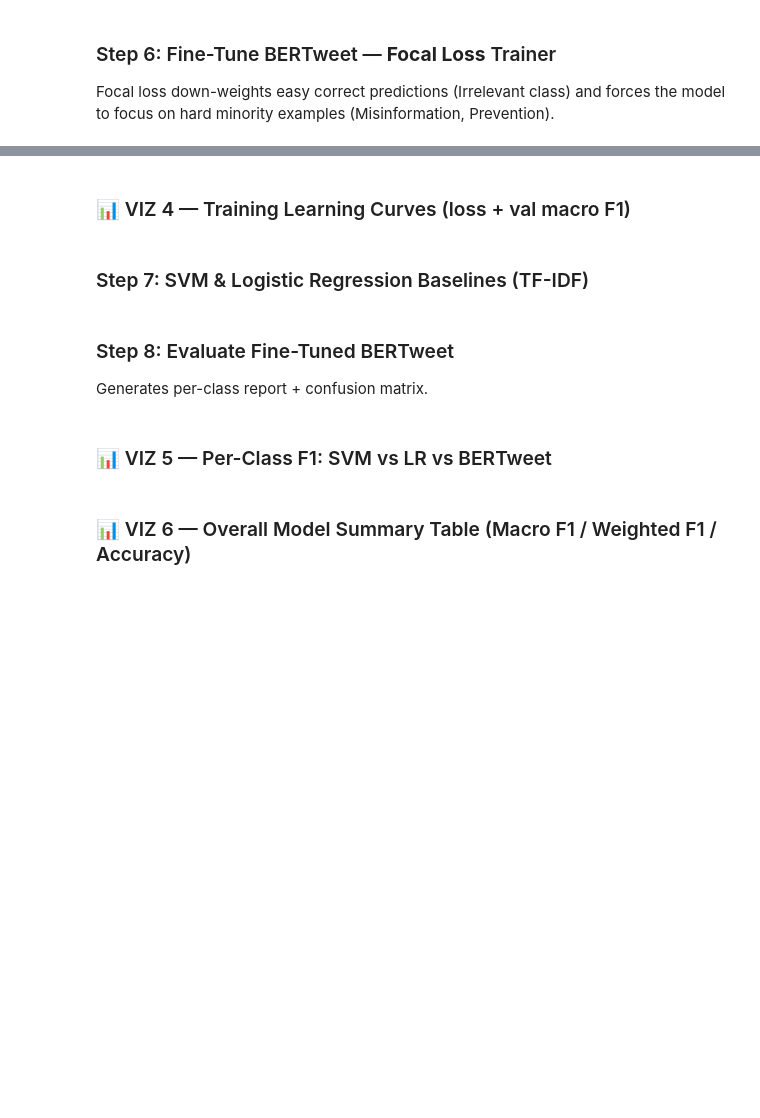
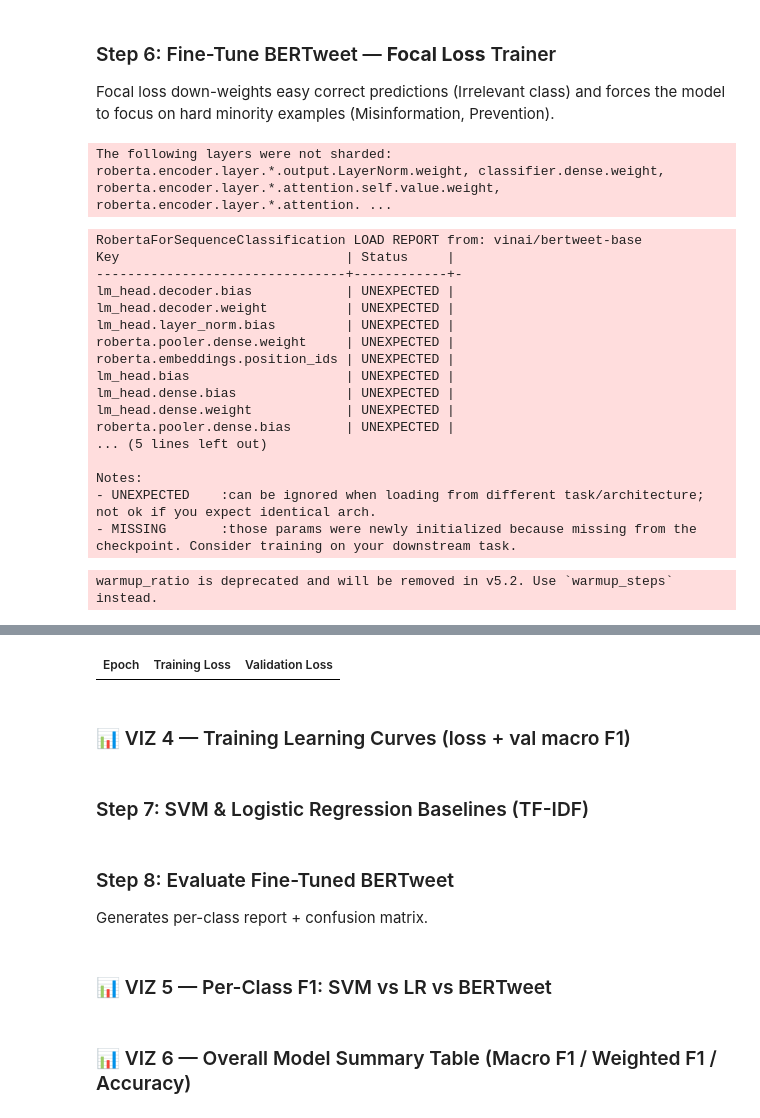
Before and after one commit to GunroarCannon/NLP-malaria-tweet-classification, a Jupyter notebook: NLP_builder_new.ipynb, the cells around one changed output, grey strips where cells are left out. Drawn from its saved outputs; the diff is of its cells as text; code cells hidden in the pictures; blank space fills up the shorter version.

Commit message:
Updated NLP new builder ipynb

```diff
--- a/NLP_builder_new.ipynb
+++ b/NLP_builder_new.ipynb
@@ -101,7 +124,7 @@ id2label = {0: 'Symptoms & Burden', 1: 'Treatment & Health System',
 label2id = {v: k for k, v in id2label.items()}
 NUM_LABELS = len(id2label)
 
-FILE_PATH = '/content/drive/MyDrive/NLP_twitter/unique_malaria_tweets.json'
+FILE_PATH = '/content/drive/MyDrive/NLP_twitter/unique_malaria_tweets_new.json'
 df = pd.read_json(FILE_PATH)
 
 if 'ai_label' in df.columns and 'label' not in df.columns:
@@ -211,15 +261,35 @@ plt.show()
 Synonym augmentation produces lexically diverse Misinformation examples instead of exact copies,
 helping the model learn features rather than memorise duplicates.
 # %%
+import pandas as pd
+import transformers
 import nlpaug.augmenter.word as naw
-import pandas as pd
+import nlpaug.augmenter.sentence as nas
+from nlpaug.augmenter.word import ContextualWordEmbsAug
 
-aug = naw.SynonymAug(aug_src='wordnet', aug_max=2)
+# --- MONKEY PATCH FOR NLPAUG COMPATIBILITY WITH NEWER TRANSFORMERS ---
+for cls in [transformers.BertTokenizer, transformers.PreTrainedTokenizer, transformers.PreTrainedTokenizerFast]:
+    if not hasattr(cls, '_convert_token_to_id') and hasattr(cls, 'convert_tokens_to_ids'):
+        cls._convert_token_to_id = lambda self, token: self.convert_tokens_to_ids(token)
+    if not hasattr(cls, '_convert_id_to_token') and hasattr(cls, 'convert_ids_to_tokens'):
+        cls._convert_id_to_token = lambda self, index: self.convert_ids_to_tokens(index)
+# ---------------------------------------------------------------------
+
+# Build the pipeline of augmenters
+aug_synonym   = naw.SynonymAug(aug_src='wordnet', aug_max=2)
+aug_contextual = ContextualWordEmbsAug(
+    model_path='bert-base-uncased', action='substitute', aug_max=3
+)  # Uses BERT to find contextually appropriate replacements
+aug_delete    = naw.RandomWordAug(action='delete', aug_p=0.1)
+aug_swap      = naw.RandomWordAug(action='swap', aug_p=0.1)
 
 def augment_df(source_df, n_times):
+    augmenters = [aug_synonym, aug_contextual, aug_delete, aug_swap]
     rows = []
     for _, row in source_df.iterrows():
-        for _ in range(n_times):
+        rows.append({'text': row['text'], 'label': row['label']})  # keep original
+        for i in range(n_times):
+            aug = augmenters[i % len(augmenters)]  # cycle through augmenters
             try:
                 new_text = aug.augment(row['text'])[0]
             except Exception:
@@ -227,12 +297,15 @@ def augment_df(source_df, n_times):
             rows.append({'text': new_text, 'label': row['label']})
     return pd.DataFrame(rows)
 
+# Segment targets for oversampling/balancing
 misinfo_df     = train_df[train_df['label'] == 3]
 prevention_df  = train_df[train_df['label'] == 2]
 
-misinfo_aug    = augment_df(misinfo_df, 20)     # 20 diverse augmentations per sample
-prevention_aug = augment_df(prevention_df, 4)  # 4x for prevention
+# Apply diverse text augmentations per sample
+misinfo_aug    = augment_df(misinfo_df, 20)     # 20x for target class 3
+prevention_aug = augment_df(prevention_df, 4)   # 4x for target class 2
 
+# Combine back with un-augmented slices and shuffle completely
 train_df_rest = train_df[(train_df['label'] != 3) & (train_df['label'] != 2)]
 train_df = pd.concat([train_df_rest, misinfo_aug, prevention_aug], ignore_index=True)
 train_df = train_df.sample(frac=1, random_state=42).reset_index(drop=True)
@@ -343,10 +459,10 @@ def compute_metrics(eval_pred):
 
 training_args = TrainingArguments(
     output_dir='./results',
-    learning_rate=1e-5,
+    learning_rate=2e-5,
     per_device_train_batch_size=8,
     per_device_eval_batch_size=16,
-    num_train_epochs=10,
+    num_train_epochs=20,
     weight_decay=0.01,
     warmup_ratio=0.1,
     eval_strategy='epoch',
@@ -354,6 +470,7 @@ training_args = TrainingArguments(
     load_best_model_at_end=True,
     metric_for_best_model='eval_f1',
     greater_is_better=True,
+    lr_scheduler_type='cosine',
     push_to_hub=False,
     report_to='none',
 )
@@ -365,3 +482,23 @@ trainer = FocalWeightedTrainer(
 )
 
 trainer.train()
+# %% [output]
+The following layers were not sharded: roberta.encoder.layer.*.output.LayerNorm.weight, classifier.dense.weight, roberta.encoder.layer.*.attention.self.value.weight, roberta.encoder.layer.*.attention. ...
+RobertaForSequenceClassification LOAD REPORT from: vinai/bertweet-base
+Key                             | Status     |
+--------------------------------+------------+-
+lm_head.decoder.bias            | UNEXPECTED |
+lm_head.decoder.weight          | UNEXPECTED |
+lm_head.layer_norm.bias         | UNEXPECTED |
+roberta.pooler.dense.weight     | UNEXPECTED |
+roberta.embeddings.position_ids | UNEXPECTED |
+lm_head.bias                    | UNEXPECTED |
+lm_head.dense.bias              | UNEXPECTED |
+lm_head.dense.weight            | UNEXPECTED |
+roberta.pooler.dense.bias       | UNEXPECTED |
+... (5 lines left out)
+
+Notes:
+- UNEXPECTED    :can be ignored when loading from different task/architecture; not ok if you expect identical arch.
+- MISSING       :those params were newly initialized because missing from the checkpoint. Consider training on your downstream task.
+warmup_ratio is deprecated and will be removed in v5.2. Use `warmup_steps` instead.
@@ -368,3 +506,4 @@ trainer.train()
+| Epoch | Training Loss | Validation Loss |
 # %% [markdown]
 ### 📊 VIZ 4 — Training Learning Curves (loss + val macro F1)
 # %%
```
Also changed, not shown: parts of 20 cells of this notebook.
